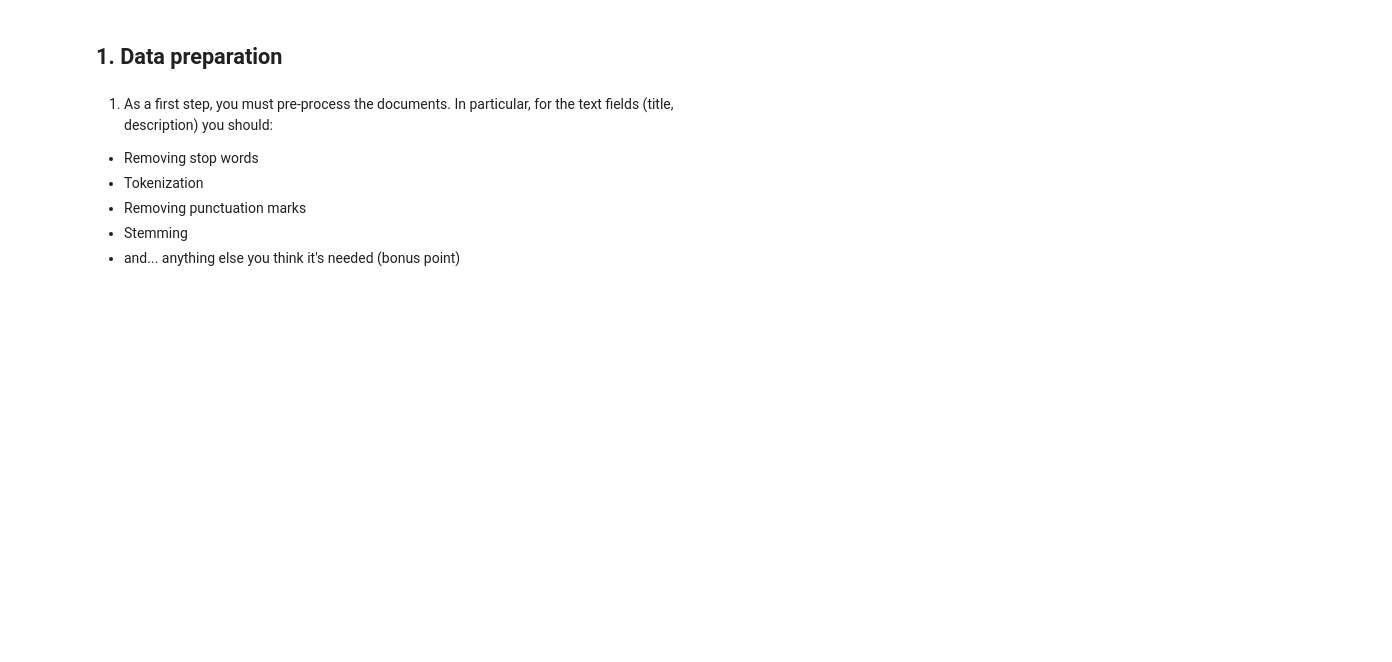
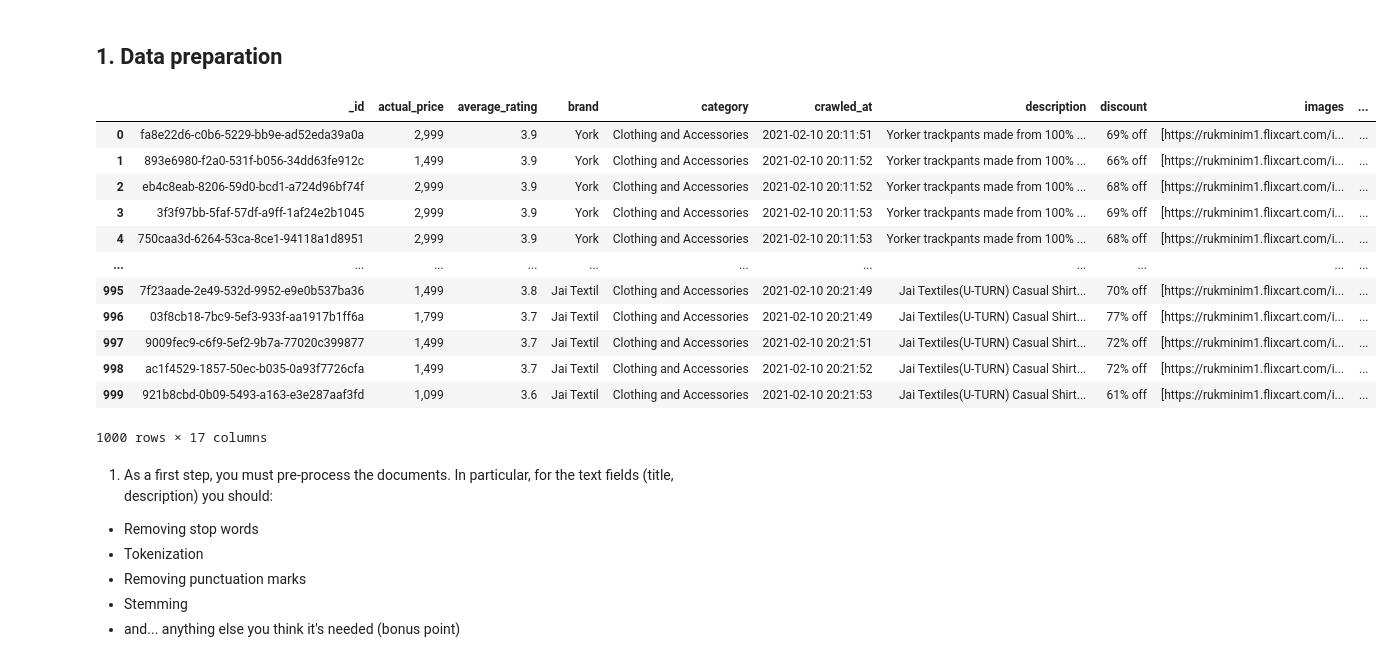
Before and after one commit to LucaFranceschi01/IRWA-2025-G23, a Jupyter notebook: project_progress/part_1/processing_and_eda.ipynb, the cells around one changed output. Drawn from its saved outputs; the diff is of its cells as text; code cells hidden in the pictures; blank space fills up the shorter version.

```diff
--- a/project_progress/part_1/processing_and_eda.ipynb
+++ b/project_progress/part_1/processing_and_eda.ipynb
@@ -11,9 +12,26 @@ from nltk.corpus import stopwords
 # %%
 data_path =  os.path.join(os.getcwd(), '../../data/')
 doc_path = os.path.join(data_path, 'fashion_products_dataset.json')
 
 df = pd.read_json(doc_path)
-df.head()
+
+#df['category'].value_counts()
+
+df.head(1000)
+# %% [output]
+|  | _id | actual_price | average_rating | brand | category | crawled_at | description | discount | images | ... |
+| 0 | fa8e22d6-c0b6-5229-bb9e-ad52eda39a0a | 2,999 | 3.9 | York | Clothing and Accessories | 2021-02-10 20:11:51 | Yorker trackpants made from 100% ... | 69% off | [https://rukminim1.flixcart.com/i... | ... |
+| 1 | 893e6980-f2a0-531f-b056-34dd63fe912c | 1,499 | 3.9 | York | Clothing and Accessories | 2021-02-10 20:11:52 | Yorker trackpants made from 100% ... | 66% off | [https://rukminim1.flixcart.com/i... | ... |
+| 2 | eb4c8eab-8206-59d0-bcd1-a724d96bf74f | 2,999 | 3.9 | York | Clothing and Accessories | 2021-02-10 20:11:52 | Yorker trackpants made from 100% ... | 68% off | [https://rukminim1.flixcart.com/i... | ... |
+| 3 | 3f3f97bb-5faf-57df-a9ff-1af24e2b1045 | 2,999 | 3.9 | York | Clothing and Accessories | 2021-02-10 20:11:53 | Yorker trackpants made from 100% ... | 69% off | [https://rukminim1.flixcart.com/i... | ... |
+| 4 | 750caa3d-6264-53ca-8ce1-94118a1d8951 | 2,999 | 3.9 | York | Clothing and Accessories | 2021-02-10 20:11:53 | Yorker trackpants made from 100% ... | 68% off | [https://rukminim1.flixcart.com/i... | ... |
+| ... | ... | ... | ... | ... | ... | ... | ... | ... | ... | ... |
+| 995 | 7f23aade-2e49-532d-9952-e9e0b537ba36 | 1,499 | 3.8 | Jai Textil | Clothing and Accessories | 2021-02-10 20:21:49 | Jai Textiles(U-TURN) Casual Shirt... | 70% off | [https://rukminim1.flixcart.com/i... | ... |
+| 996 | 03f8cb18-7bc9-5ef3-933f-aa1917b1ff6a | 1,799 | 3.7 | Jai Textil | Clothing and Accessories | 2021-02-10 20:21:49 | Jai Textiles(U-TURN) Casual Shirt... | 77% off | [https://rukminim1.flixcart.com/i... | ... |
+| 997 | 9009fec9-c6f9-5ef2-9b7a-77020c399877 | 1,499 | 3.7 | Jai Textil | Clothing and Accessories | 2021-02-10 20:21:51 | Jai Textiles(U-TURN) Casual Shirt... | 72% off | [https://rukminim1.flixcart.com/i... | ... |
+| 998 | ac1f4529-1857-50ec-b035-0a93f7726cfa | 1,499 | 3.7 | Jai Textil | Clothing and Accessories | 2021-02-10 20:21:52 | Jai Textiles(U-TURN) Casual Shirt... | 72% off | [https://rukminim1.flixcart.com/i... | ... |
+| 999 | 921b8cbd-0b09-5493-a163-e3e287aaf3fd | 1,099 | 3.6 | Jai Textil | Clothing and Accessories | 2021-02-10 20:21:53 | Jai Textiles(U-TURN) Casual Shirt... | 61% off | [https://rukminim1.flixcart.com/i... | ... |
+1000 rows × 17 columns
 # %% [markdown]
 1. As a first step, you must pre-process the documents. In particular, for the text fields (title,
 description) you should:
```
Also changed, not shown: parts of 9 cells of this notebook.
